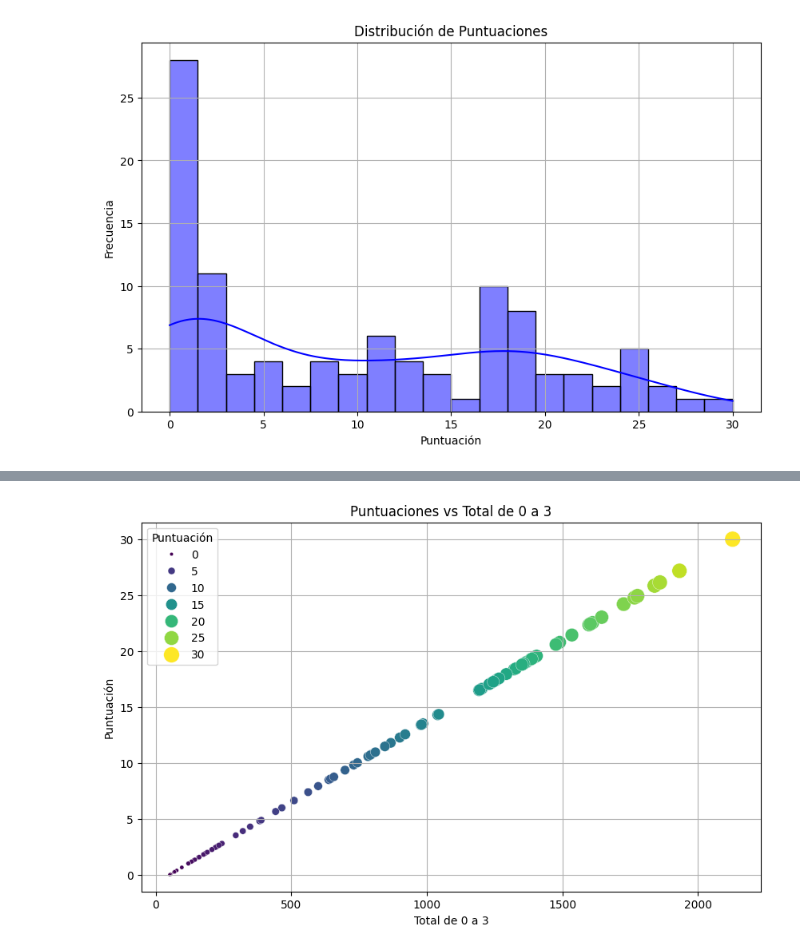
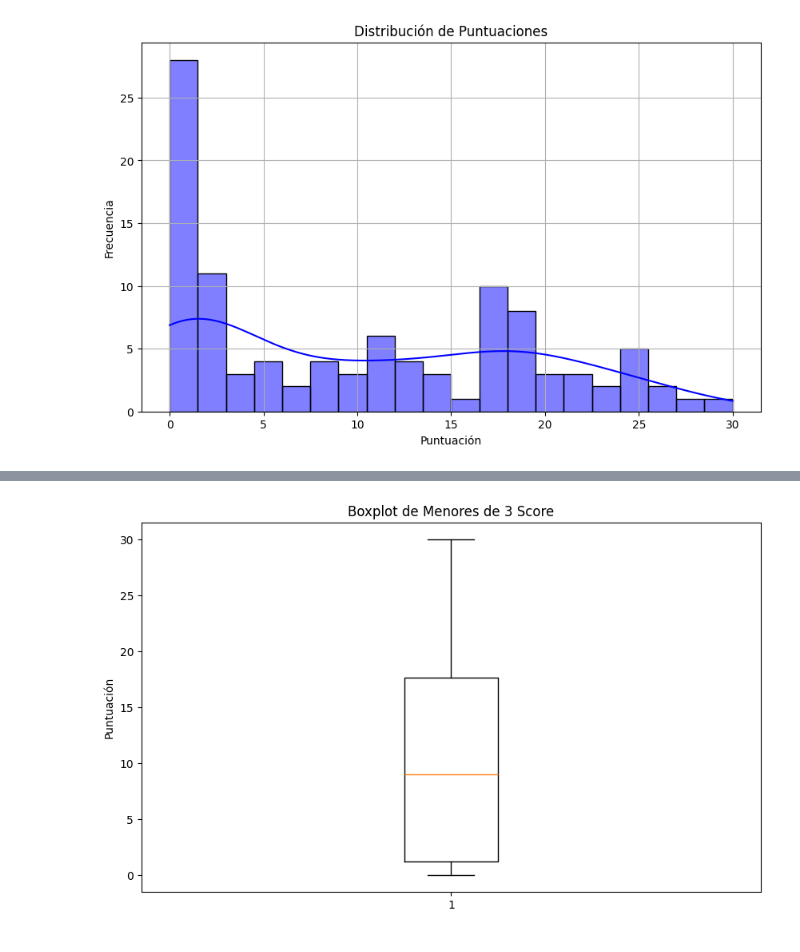
Before and after one commit to ToniMorales6/DataDriven_SiteSelection, a Jupyter notebook: Menores de 3 años/analisismenores3.ipynb, the cells around one changed output, grey strips where cells are left out. Drawn from its saved outputs; the diff is of its cells as text; code cells hidden in the pictures.

Commit message:
generar boxplot

```diff
--- a/Menores de 3 años/analisismenores3.ipynb
+++ b/Menores de 3 años/analisismenores3.ipynb
@@ -378,14 +294,16 @@ plt.show()
-# %%
-# Crear un diagrama de dispersión de puntuaciones vs total de 0 a 3
-plt.figure(figsize=(10, 6))
-sns.scatterplot(x='total_0_to_3', y='Puntuación', data=assignment_table_gdf, hue='Puntuación', palette='viridis', size='Puntuación', sizes=(10, 200))
-plt.title('Puntuaciones vs Total de 0 a 3')
-plt.xlabel('Total de 0 a 3')
-plt.ylabel('Puntuación')
-plt.grid(True)
-plt.show()
-# %% [output]
-[figure, removed]
+# %%
+import matplotlib.pyplot as plt
+
+# Crear el boxplot de puntuación
+plt.figure(figsize=(10, 6))
+plt.boxplot(assignment_table_gdf['Puntuación'])
+
+plt.title('Boxplot de Menores de 3 Score')
+plt.ylabel('Puntuación')
+
+plt.show()
+# %% [output]
+[figure, added]
 # %%
 # Sumar los totales por distrito y obtener los nombres de los distritos
 totals_by_district = gdf.groupby(['Codi_Districte', 'nom_districte'])['Total de 0 a 3'].sum().reset_index()
```
Also changed, not shown: parts of 16 cells of this notebook.
